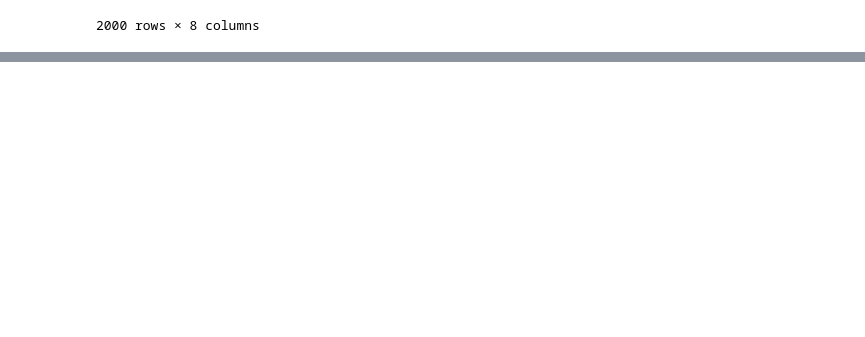
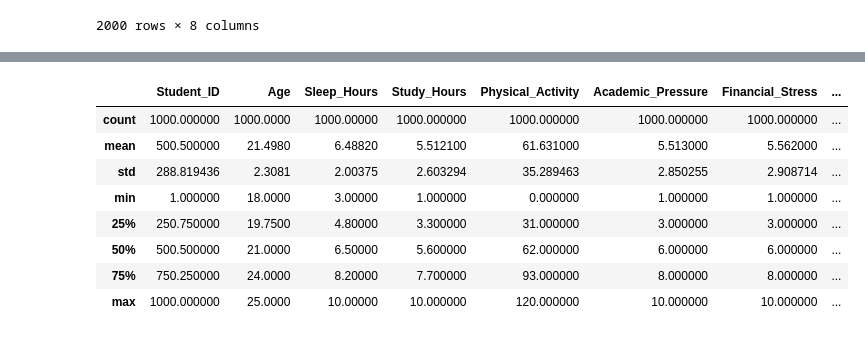
Before and after one commit to Farhan-Siddique-Git/Loopers, a Jupyter notebook: Capstone - DA.ipynb, the cells around one changed output, grey strips where cells are left out. Cells and saved outputs as stored; diff of their text form; code cells hidden in the pictures; blank space fills up the shorter version.

```diff
--- a/Capstone - DA.ipynb
+++ b/Capstone - DA.ipynb
@@ -36,0 +111,12 @@ df2
+# %%
+df1.describe()
+# %% [output]
+|  | Student_ID | Age | Sleep_Hours | Study_Hours | Physical_Activity | Academic_Pressure | Financial_Stress | ... |
+| count | 1000.000000 | 1000.0000 | 1000.00000 | 1000.000000 | 1000.000000 | 1000.000000 | 1000.000000 | ... |
+| mean | 500.500000 | 21.4980 | 6.48820 | 5.512100 | 61.631000 | 5.513000 | 5.562000 | ... |
+| std | 288.819436 | 2.3081 | 2.00375 | 2.603294 | 35.289463 | 2.850255 | 2.908714 | ... |
+| min | 1.000000 | 18.0000 | 3.00000 | 1.000000 | 0.000000 | 1.000000 | 1.000000 | ... |
+| 25% | 250.750000 | 19.7500 | 4.80000 | 3.300000 | 31.000000 | 3.000000 | 3.000000 | ... |
+| 50% | 500.500000 | 21.0000 | 6.50000 | 5.600000 | 62.000000 | 6.000000 | 6.000000 | ... |
+| 75% | 750.250000 | 24.0000 | 8.20000 | 7.700000 | 93.000000 | 8.000000 | 8.000000 | ... |
+| max | 1000.000000 | 25.0000 | 10.00000 | 10.000000 | 120.000000 | 10.000000 | 10.000000 | ... |
```
Also changed, not shown: parts of 17 cells of this notebook, 2 other files.
